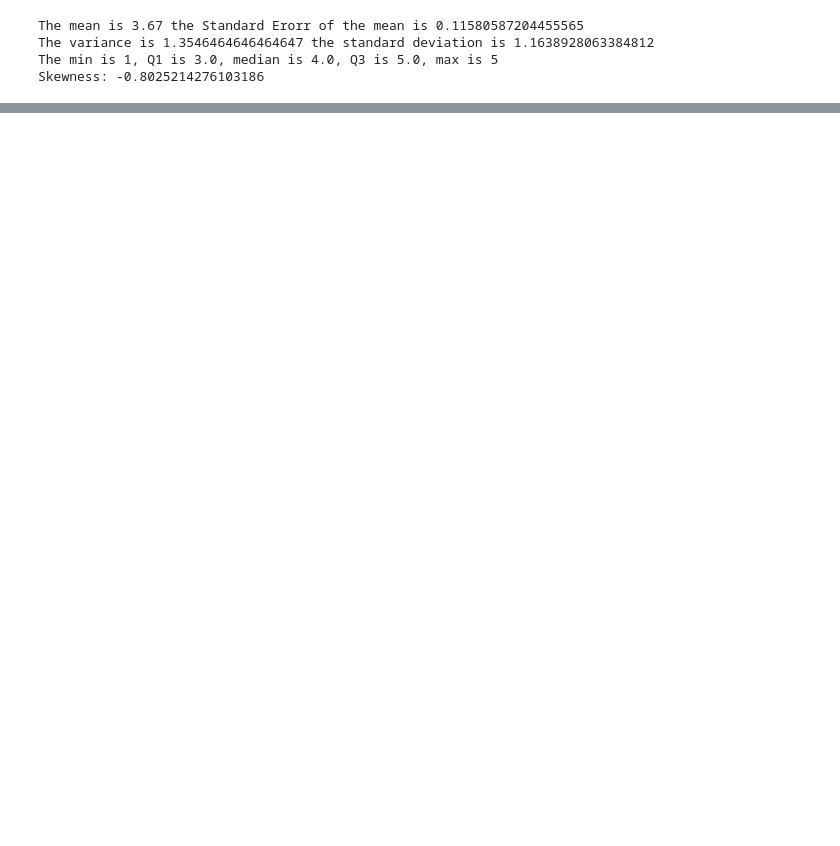
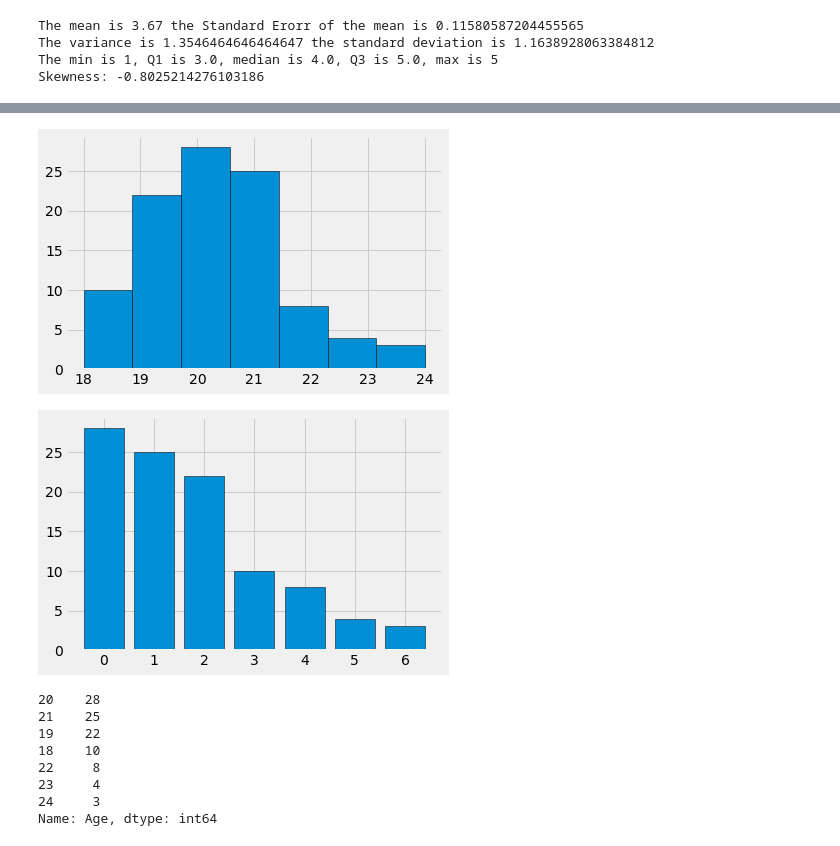
Before and after one commit to aalmeida9/362Project1, a Jupyter notebook: main.ipynb, the cells around one changed output, grey strips where cells are left out. Drawn from its saved outputs; the diff is of its cells as text; code cells hidden in the pictures; blank space fills up the shorter version.

```diff
--- a/main.ipynb
+++ b/main.ipynb
@@ -86,0 +99,25 @@ df.sort_values('Major', ascending=True)
+# %%
+#"histogram" and bar plot of Age
+
+plt.hist(df['Age'], bins = 7, edgecolor='black')
+plt.show()
+
+#above plot isn't actually a histogram its a bar graph but I'm having difficult formatting age on a bar plot
+#Using value counts orders the series by frequency which isn't wanted
+#waiting to format graph labels
+plt.bar(x, df['Age'].value_counts(), edgecolor='black')
+plt.show()
+
+#useful to consider
+df['Age'].value_counts()
+# %% [output]
+[figure, added]
+[figure, added]
+20    28
+21    25
+19    22
+18    10
+22     8
+23     4
+24     3
+Name: Age, dtype: int64
```
Also changed, not shown: parts of 4 cells of this notebook.
